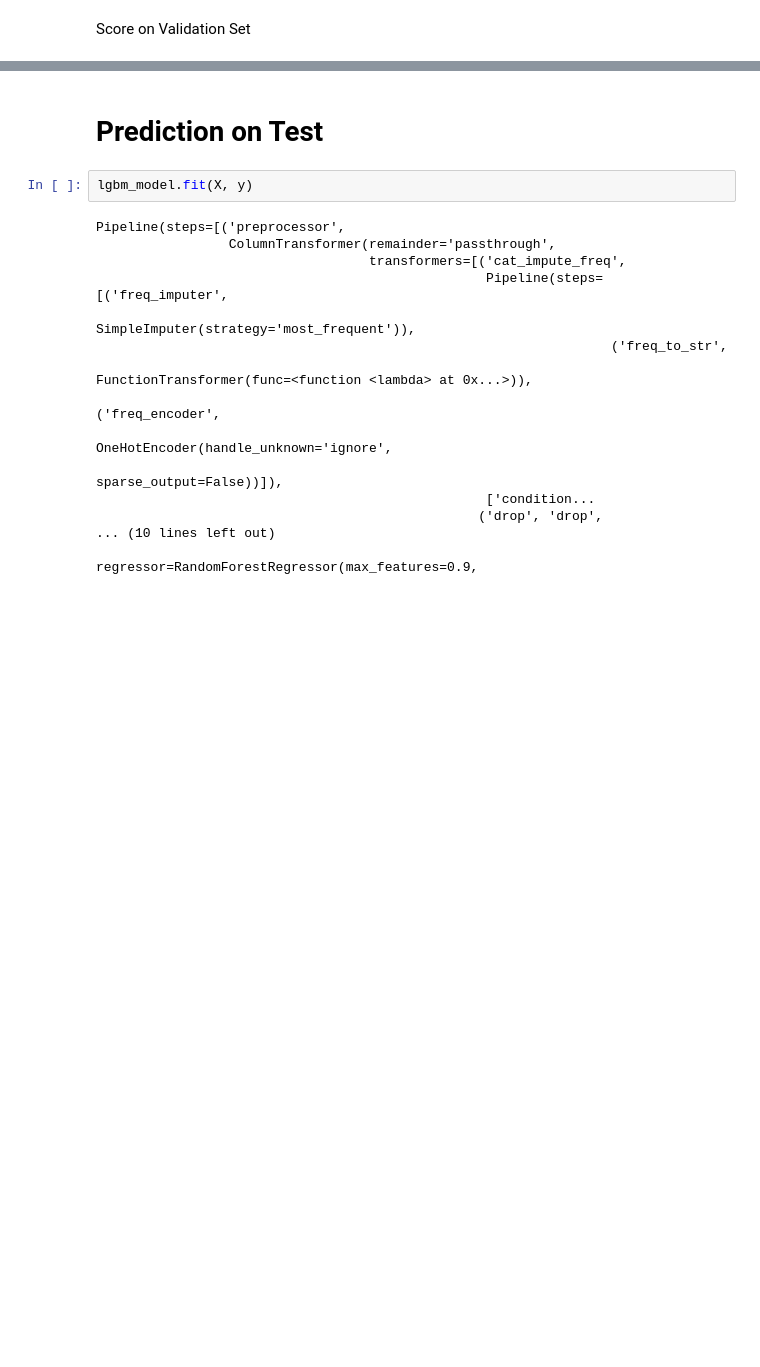
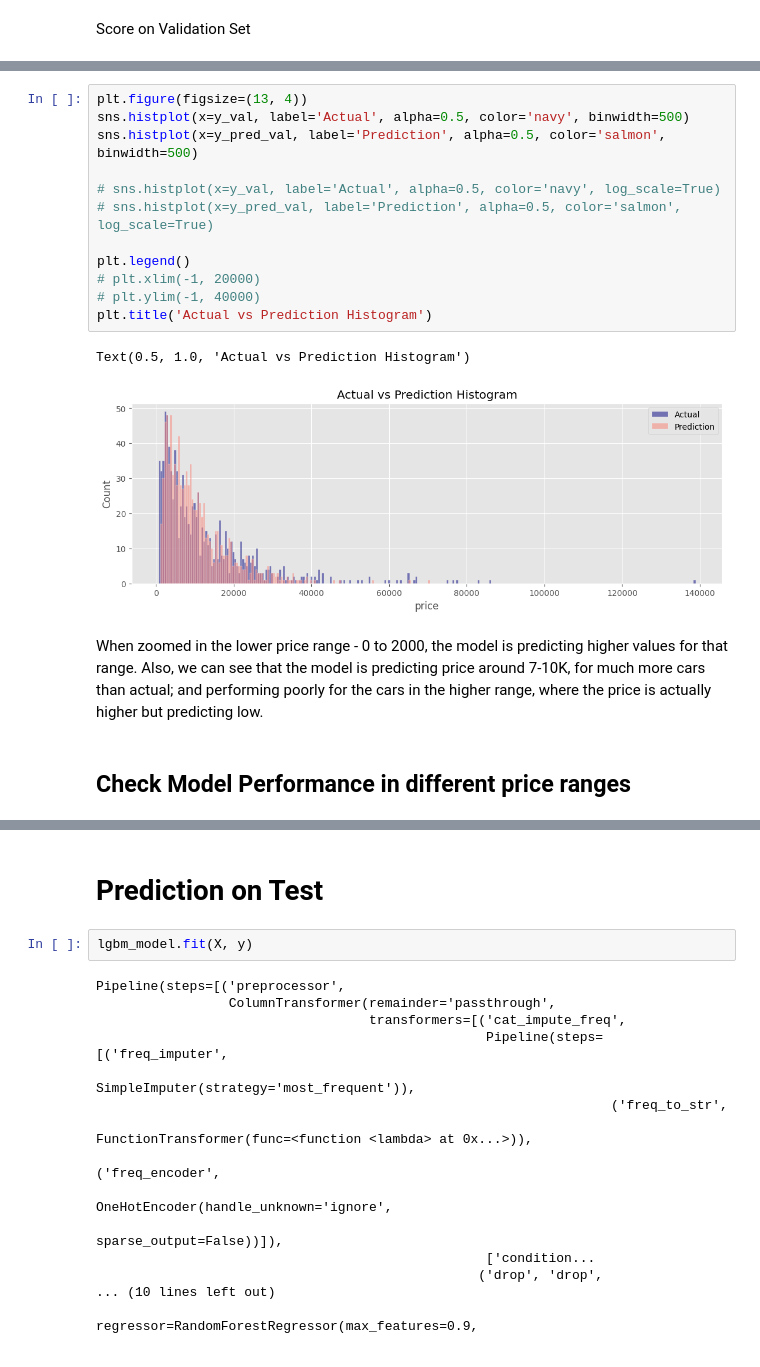
Before and after one commit to abhaykukade/Car-Price-Prediction, a Jupyter notebook: model_evaluation_v2.ipynb, the cells around one changed output, grey strips where cells are left out. Saved outputs shown, nothing was run; the diff lists cells and outputs as text; blank space fills up the shorter version.

```diff
--- a/model_evaluation_v2.ipynb
+++ b/model_evaluation_v2.ipynb
@@ -531,0 +599,20 @@ Check visually the predictions
+# %%
+plt.figure(figsize=(13, 4))
+sns.histplot(x=y_val, label='Actual', alpha=0.5, color='navy', binwidth=500)
+sns.histplot(x=y_pred_val, label='Prediction', alpha=0.5, color='salmon', binwidth=500)
+
+# sns.histplot(x=y_val, label='Actual', alpha=0.5, color='navy', log_scale=True)
+# sns.histplot(x=y_pred_val, label='Prediction', alpha=0.5, color='salmon', log_scale=True)
+
+plt.legend()
+# plt.xlim(-1, 20000)
+# plt.ylim(-1, 40000)
+plt.title('Actual vs Prediction Histogram')
+# %% [output]
+Text(0.5, 1.0, 'Actual vs Prediction Histogram')
+[figure, added]
+# %% [markdown]
+When zoomed in the lower price range - 0 to 2000, the model is predicting higher values for that range.
+Also, we can see that the model is predicting price around 7-10K, for much more cars than actual; and performing poorly for the cars in the higher range, where the price is actually higher but predicting low.
+# %% [markdown]
+## Check Model Performance in different price ranges
```
Also changed, not shown: parts of 20 cells of this notebook.
